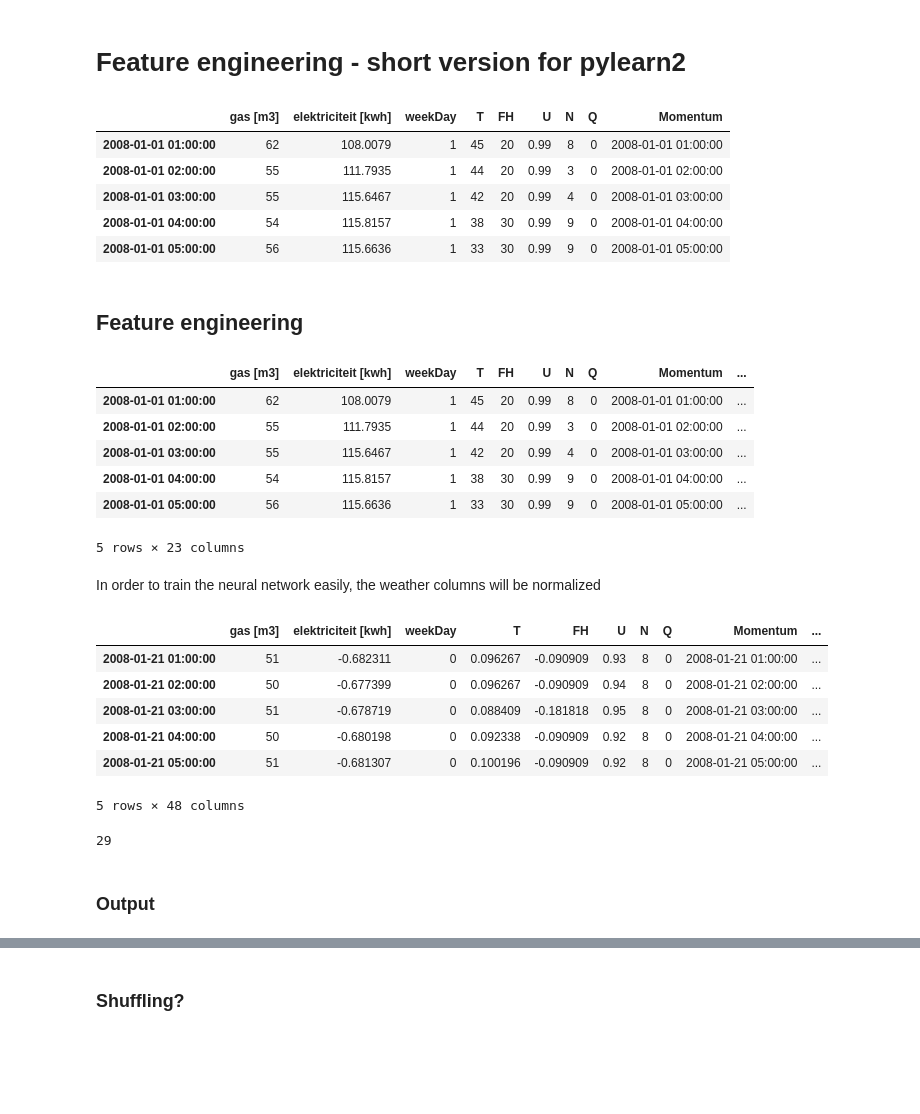
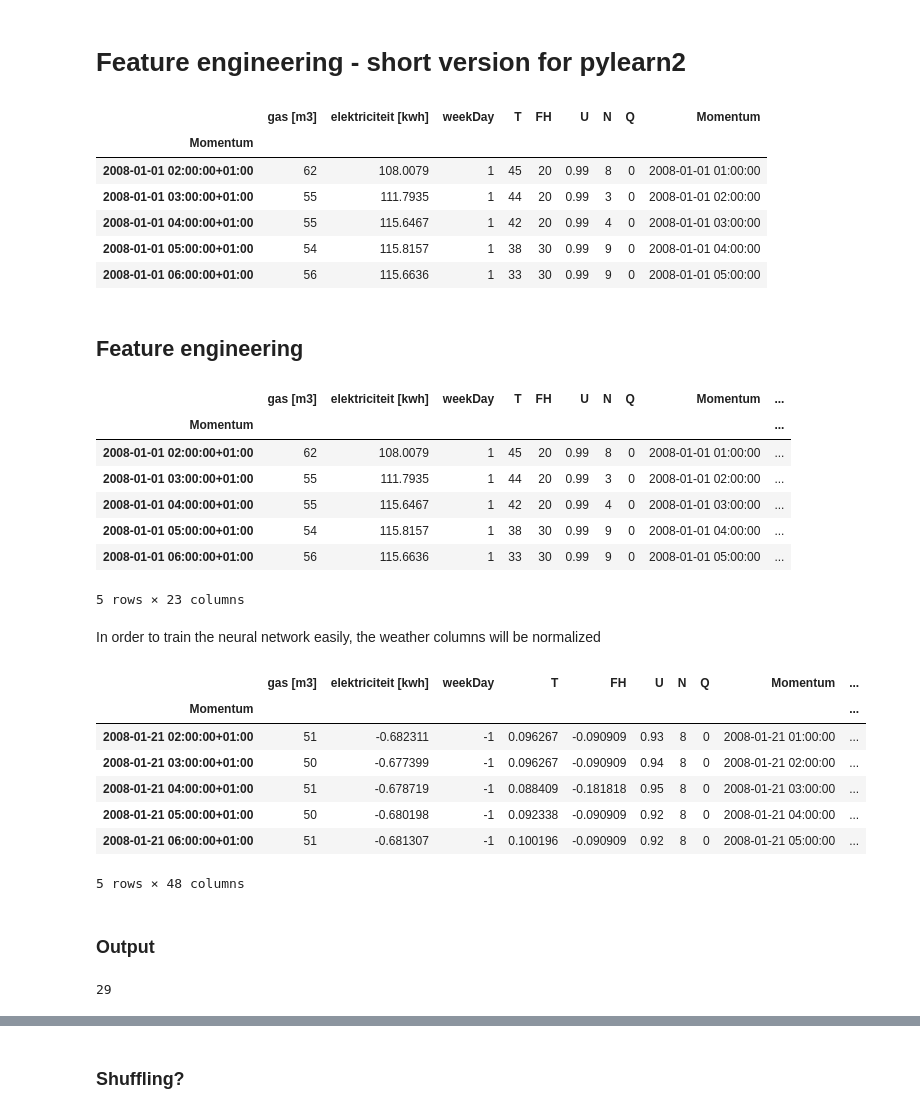
Before and after one commit to denadai2/energyUva, a Jupyter notebook: notebooks/3bis- Regression short version.ipynb, the cells around one changed output, grey strips where cells are left out. Drawn from its saved outputs; the diff is of its cells as text; code cells hidden in the pictures; blank space fills up the shorter version.

```diff
--- a/notebooks/3bis- Regression short version.ipynb
+++ b/notebooks/3bis- Regression short version.ipynb
@@ -3,24 +3,21 @@
 # %%
 import pandas as pd
 import numpy as np
-building = '740-NTH' #'882-WBW' #
-df = pd.read_csv('datasets/'+building+'_elektriciteit_withWeather_clean.csv')
-df['Momentum'] = df['Momentum'].astype('datetime64')
-df = df.set_index('Momentum', drop=False)
+building = '740-NTH' # '761-KMH' #'882-WBW' #'740-NTH'
+df = pd.read_csv('datasets/'+building+'_elektriciteit_withWeather_clean.csv', encoding="utf-8-sig", parse_dates=['Momentum'])
 
-# There is an implicit conversion of timezone. I need to fix it.
-df.index = df.index + pd.DateOffset(hours=1)
-del df['Momentum']
-df['Momentum'] = df.index
+df = df.set_index(['Momentum'], drop=False)
+df.index = df.index.tz_localize('UTC').tz_convert('Europe/Rome')
 
 df.head()
 # %% [output]
 |  | gas [m3] | elektriciteit [kwh] | weekDay | T | FH | U | N | Q | Momentum |
-| 2008-01-01 01:00:00 | 62 | 108.0079 | 1 | 45 | 20 | 0.99 | 8 | 0 | 2008-01-01 01:00:00 |
-| 2008-01-01 02:00:00 | 55 | 111.7935 | 1 | 44 | 20 | 0.99 | 3 | 0 | 2008-01-01 02:00:00 |
-| 2008-01-01 03:00:00 | 55 | 115.6467 | 1 | 42 | 20 | 0.99 | 4 | 0 | 2008-01-01 03:00:00 |
-| 2008-01-01 04:00:00 | 54 | 115.8157 | 1 | 38 | 30 | 0.99 | 9 | 0 | 2008-01-01 04:00:00 |
-| 2008-01-01 05:00:00 | 56 | 115.6636 | 1 | 33 | 30 | 0.99 | 9 | 0 | 2008-01-01 05:00:00 |
+| Momentum |  |  |  |  |  |  |  |  |  |
+| 2008-01-01 02:00:00+01:00 | 62 | 108.0079 | 1 | 45 | 20 | 0.99 | 8 | 0 | 2008-01-01 01:00:00 |
+| 2008-01-01 03:00:00+01:00 | 55 | 111.7935 | 1 | 44 | 20 | 0.99 | 3 | 0 | 2008-01-01 02:00:00 |
+| 2008-01-01 04:00:00+01:00 | 55 | 115.6467 | 1 | 42 | 20 | 0.99 | 4 | 0 | 2008-01-01 03:00:00 |
+| 2008-01-01 05:00:00+01:00 | 54 | 115.8157 | 1 | 38 | 30 | 0.99 | 9 | 0 | 2008-01-01 04:00:00 |
+| 2008-01-01 06:00:00+01:00 | 56 | 115.6636 | 1 | 33 | 30 | 0.99 | 9 | 0 | 2008-01-01 05:00:00 |
 # %% [markdown]
 ## Feature engineering
 # %%
@@ -33,15 +30,10 @@ for tf in timeFeatures:
     df['sin' + tf.title()] = 0
     df['cos' + tf.title()] = 0
 
-
-def addTimeFeatures(s):
-    s['hour'] = s['Momentum'].hour
-    s['month'] = s['Momentum'].month
-    s['year'] = s['Momentum'].year
-    s['dayOfYear'] = s['Momentum'].dayofyear
-    return s
-
-df = df.apply(addTimeFeatures, 1)
+df['hour'] = df.index.hour
+df['month'] = df.index.month
+df['year'] = df.index.year
+df['dayOfYear'] = df.index.dayofyear
 
 for tf in timeFeatures:
     maximum = df[tf].max()
@@ -52,11 +44,12 @@ for tf in timeFeatures:
 df.head()
 # %% [output]
 |  | gas [m3] | elektriciteit [kwh] | weekDay | T | FH | U | N | Q | Momentum | ... |
-| 2008-01-01 01:00:00 | 62 | 108.0079 | 1 | 45 | 20 | 0.99 | 8 | 0 | 2008-01-01 01:00:00 | ... |
-| 2008-01-01 02:00:00 | 55 | 111.7935 | 1 | 44 | 20 | 0.99 | 3 | 0 | 2008-01-01 02:00:00 | ... |
-| 2008-01-01 03:00:00 | 55 | 115.6467 | 1 | 42 | 20 | 0.99 | 4 | 0 | 2008-01-01 03:00:00 | ... |
-| 2008-01-01 04:00:00 | 54 | 115.8157 | 1 | 38 | 30 | 0.99 | 9 | 0 | 2008-01-01 04:00:00 | ... |
-| 2008-01-01 05:00:00 | 56 | 115.6636 | 1 | 33 | 30 | 0.99 | 9 | 0 | 2008-01-01 05:00:00 | ... |
+| Momentum |  |  |  |  |  |  |  |  |  | ... |
+| 2008-01-01 02:00:00+01:00 | 62 | 108.0079 | 1 | 45 | 20 | 0.99 | 8 | 0 | 2008-01-01 01:00:00 | ... |
+| 2008-01-01 03:00:00+01:00 | 55 | 111.7935 | 1 | 44 | 20 | 0.99 | 3 | 0 | 2008-01-01 02:00:00 | ... |
+| 2008-01-01 04:00:00+01:00 | 55 | 115.6467 | 1 | 42 | 20 | 0.99 | 4 | 0 | 2008-01-01 03:00:00 | ... |
+| 2008-01-01 05:00:00+01:00 | 54 | 115.8157 | 1 | 38 | 30 | 0.99 | 9 | 0 | 2008-01-01 04:00:00 | ... |
+| 2008-01-01 06:00:00+01:00 | 56 | 115.6636 | 1 | 33 | 30 | 0.99 | 9 | 0 | 2008-01-01 05:00:00 | ... |
 5 rows × 23 columns
 # %%
 df['gas1HBefore'] = df['gas [m3]'].shift(1)
@@ -68,18 +61,20 @@ df['gasSum5HBefore'] = pd.stats.moments.rolling_sum(df['gas [m3]'].shift(1),5,mi
 df['gasPeak1DBefore'] = pd.stats.moments.rolling_max(df['gas [m3]'].shift(1),24,min_periods=24)
 df['gasSum1DBefore'] = pd.stats.moments.rolling_sum(df['gas [m3]'].shift(1),24,min_periods=24)
 # %%
-df2 = pd.read_csv('datasets/ARIMA_forecast.csv') #, names=['Momentum', 'arima', 'arimaHi']
+df2 = pd.read_csv('datasets/ARIMA_forecast.csv', encoding="utf-8-sig", parse_dates=['Index']) #, names=['Momentum', 'arima', 'arimaHi']
 df2.rename(columns={'Index': 'Momentum', 'predicted': 'arima'}, inplace=True)
 df2 = df2.set_index('Momentum', drop=False)
+df2.index = df2.index.tz_localize('UTC').tz_convert('Europe/Rome')
 
 df = df.join(df2[['arima', 'predictedHi']])
 df = pd.concat([df[df.arima.notnull()]])
 df = df[df.arima.notnull()].sort_index()
 
 # residuals
-resid = pd.read_csv('datasets/residuals_year.csv')
+resid = pd.read_csv('datasets/residuals_year.csv', encoding="utf-8-sig", parse_dates=['Index'])
 resid.rename(columns={'Index': 'Momentum', 'remainder': 'residuals'}, inplace=True)
 resid = resid.set_index('Momentum', drop=False)
+resid.index = resid.index.tz_localize('UTC').tz_convert('Europe/Rome')
 
 df = df.join(resid[['residuals', 'trend']], how="inner", sort=True)
 df = df[(df.weekDay.notnull()) & (df.arima.notnull())]
@@ -88,25 +83,28 @@ df.drop_duplicates(cols='index', take_last=True, inplace=True)
 del df["index"]
 
 # residuals 2
-resid = pd.read_csv('datasets/residuals_week.csv')
+resid = pd.read_csv('datasets/residuals_week.csv', encoding="utf-8-sig", parse_dates=['Index'])
 resid.rename(columns={'Index': 'Momentum', 'remainder':'residualsWeekDays', 'trend': 'trendWeekDays'}, inplace=True)
 resid = resid.set_index('Momentum', drop=False)
+resid.index = resid.index.tz_localize('UTC').tz_convert('Europe/Rome')
 
 df = df.join(resid[['residualsWeekDays', 'trendWeekDays']])
 df = df[(df.weekDay.notnull()) & (df.arima.notnull())]
 
 #residuals 3
-resid = pd.read_csv('datasets/residuals_day.csv')
+resid = pd.read_csv('datasets/residuals_day.csv', encoding="utf-8-sig", parse_dates=['Index'])
 resid.rename(columns={'Index': 'Momentum', 'remainder':'residualsDays', 'trend': 'trendDays'}, inplace=True)
 resid = resid.set_index('Momentum', drop=False)
+resid.index = resid.index.tz_localize('UTC').tz_convert('Europe/Rome')
 
 df = df.join(resid[['residualsDays', 'trendDays']])
 df = df[(df.weekDay.notnull()) & (df.arima.notnull())]
 
 #residuals electricity
-resid = pd.read_csv('datasets/residuals_electricity_day.csv')
+resid = pd.read_csv('datasets/residuals_electricity_day.csv', encoding="utf-8-sig", parse_dates=['Index'])
 resid.rename(columns={'Index': 'Momentum', 'remainder':'residualsElectricity'}, inplace=True)
 resid = resid.set_index('Momentum', drop=False)
+resid.index = resid.index.tz_localize('UTC').tz_convert('Europe/Rome')
 
 df = df.join(resid[['residualsElectricity']])
 df = df[(df.weekDay.notnull()) & (df.arima.notnull())]
@@ -126,24 +124,27 @@ In order to train the neural network easily, the weather columns will be normali
 # %%
 def normalizeColumns(df, columns):
     for column in toNormalize:
         max_X = df[column].max()
         min_X = df[column].min()
 
         midrange = (max_X+min_X)/2
         Xrange = (max_X-min_X)
 
         df[column] = (df[column] - midrange) / (Xrange/2)
     return df
 
-toNormalize = ['elektriciteit [kwh]', 'T', 'FH', 'gas1HBefore', 'gas2HBefore', 'arima', 'residuals', 'gasMean15DBefore', 'Tdiff1', 'gasPeak5HBefore', 'gasSum5HBefore','arimaPeak5HBefore','arimaSum5HBefore', 'gasSum1DBefore', 'gasPeak1DBefore', 'residualsDays', 'residualsElectricity']
+toNormalize = ['elektriciteit [kwh]', 'weekDay', 'month', 'T', 'FH', 'gas1HBefore', 'gas2HBefore', 'arima', 'residuals', 'gasMean15DBefore', 'Tdiff1', 'gasPeak5HBefore', 'gasSum5HBefore','arimaPeak5HBefore','arimaSum5HBefore', 'gasSum1DBefore', 'gasPeak1DBefore', 'residualsDays', 'residualsElectricity']
 toNormalize.extend(names)
 df = normalizeColumns(df, toNormalize)
 df.head()
 # %% [output]
 |  | gas [m3] | elektriciteit [kwh] | weekDay | T | FH | U | N | Q | Momentum | ... |
-| 2008-01-21 01:00:00 | 51 | -0.682311 | 0 | 0.096267 | -0.090909 | 0.93 | 8 | 0 | 2008-01-21 01:00:00 | ... |
-| 2008-01-21 02:00:00 | 50 | -0.677399 | 0 | 0.096267 | -0.090909 | 0.94 | 8 | 0 | 2008-01-21 02:00:00 | ... |
-| 2008-01-21 03:00:00 | 51 | -0.678719 | 0 | 0.088409 | -0.181818 | 0.95 | 8 | 0 | 2008-01-21 03:00:00 | ... |
-| 2008-01-21 04:00:00 | 50 | -0.680198 | 0 | 0.092338 | -0.090909 | 0.92 | 8 | 0 | 2008-01-21 04:00:00 | ... |
-| 2008-01-21 05:00:00 | 51 | -0.681307 | 0 | 0.100196 | -0.090909 | 0.92 | 8 | 0 | 2008-01-21 05:00:00 | ... |
+| Momentum |  |  |  |  |  |  |  |  |  | ... |
+| 2008-01-21 02:00:00+01:00 | 51 | -0.682311 | -1 | 0.096267 | -0.090909 | 0.93 | 8 | 0 | 2008-01-21 01:00:00 | ... |
+| 2008-01-21 03:00:00+01:00 | 50 | -0.677399 | -1 | 0.096267 | -0.090909 | 0.94 | 8 | 0 | 2008-01-21 02:00:00 | ... |
+| 2008-01-21 04:00:00+01:00 | 51 | -0.678719 | -1 | 0.088409 | -0.181818 | 0.95 | 8 | 0 | 2008-01-21 03:00:00 | ... |
+| 2008-01-21 05:00:00+01:00 | 50 | -0.680198 | -1 | 0.092338 | -0.090909 | 0.92 | 8 | 0 | 2008-01-21 04:00:00 | ... |
+| 2008-01-21 06:00:00+01:00 | 51 | -0.681307 | -1 | 0.100196 | -0.090909 | 0.92 | 8 | 0 | 2008-01-21 05:00:00 | ... |
 5 rows × 48 columns
+# %% [markdown]
+### Output
@@ -151,5 +160,3 @@ df.head()
 print len(features)-1
 # %% [output]
 29
-# %% [markdown]
-### Output
```
Also changed, not shown: parts of 27 cells of this notebook, 5 other files.
